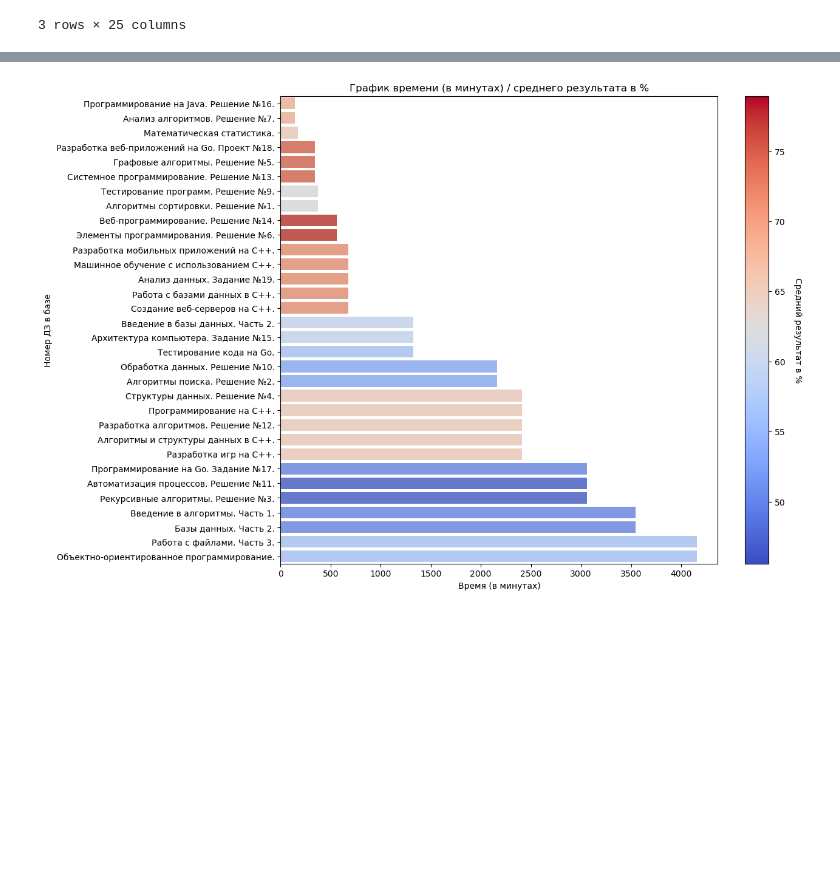
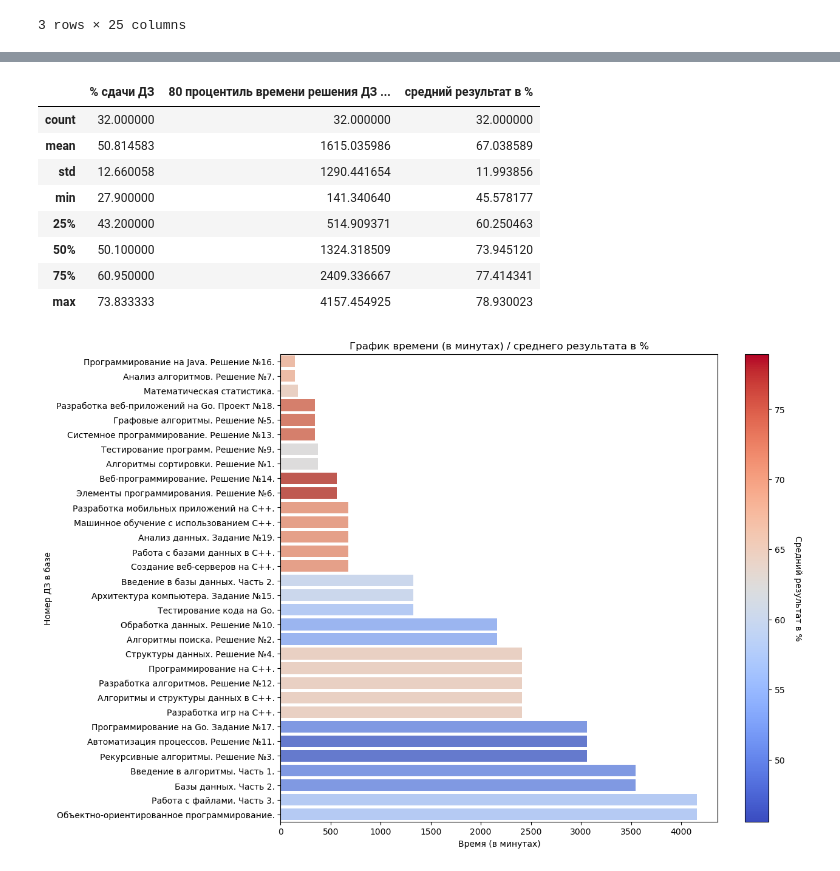
Before and after one commit to serioio321/homework_analysis, a Jupyter notebook: homework_analysis.ipynb, the cells around one changed output, grey strips where cells are left out. Saved outputs shown, nothing was run; the diff lists cells and outputs as text; code cells hidden in the pictures; blank space fills up the shorter version.

```diff
--- a/homework_analysis.ipynb
+++ b/homework_analysis.ipynb
@@ -50,2 +120,14 @@ groupby_traсk.head(5)
+# %%
+groupby_traсk.describe()
+# %% [output]
+|  | % сдачи ДЗ | 80 процентиль времени решения ДЗ ... | средний результат в % |
+| count | 32.000000 | 32.000000 | 32.000000 |
+| mean | 50.814583 | 1615.035986 | 67.038589 |
+| std | 12.660058 | 1290.441654 | 11.993856 |
+| min | 27.900000 | 141.340640 | 45.578177 |
+| 25% | 43.200000 | 514.909371 | 60.250463 |
+| 50% | 50.100000 | 1324.318509 | 73.945120 |
+| 75% | 60.950000 | 2409.336667 | 77.414341 |
+| max | 73.833333 | 4157.454925 | 78.930023 |
 # %%
 groupby_traсk_copy = groupby_traсk.copy()
```
Also changed, not shown: parts of 10 cells of this notebook.
